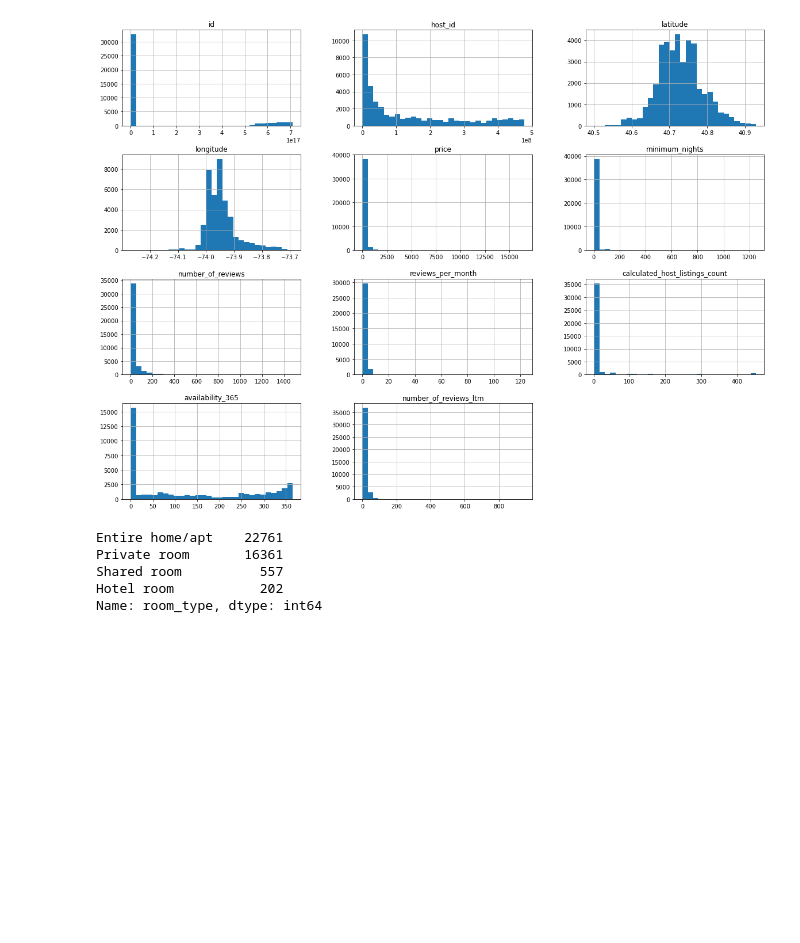
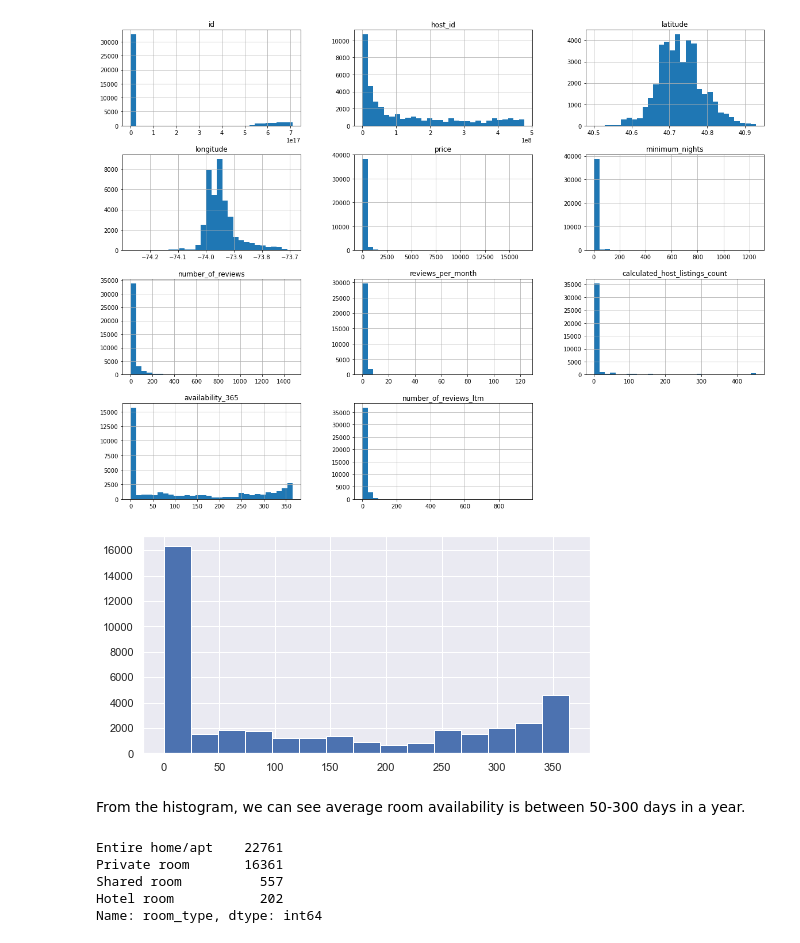
Before and after one commit to gnanda1/datascience-projects, a Jupyter notebook: data-science-projects/New_York_AirBnB_Listing_Analysis.ipynb, the cells around one changed output. Saved outputs shown, nothing was run; the diff lists cells and outputs as text; code cells hidden in the pictures; blank space fills up the shorter version.

Commit message:
adding hist.

```diff
--- a/data-science-projects/New_York_AirBnB_Listing_Analysis.ipynb
+++ b/data-science-projects/New_York_AirBnB_Listing_Analysis.ipynb
@@ -74,6 +74,13 @@ ny_listing.hist(bins=30,figsize=(20,15))
 plt.show()
 # %% [output]
 [figure]
+# %%
+ny_listing["availability_365"].hist(bins=15, figsize=(8,4))
+plt.show();
+# %% [output]
+[figure, added]
+# %% [markdown]
+From the histogram, we can see average room availability is between 50-300 days in a year.
 # %%
 ny_listing["room_type"].value_counts()
 # %% [output]
```
